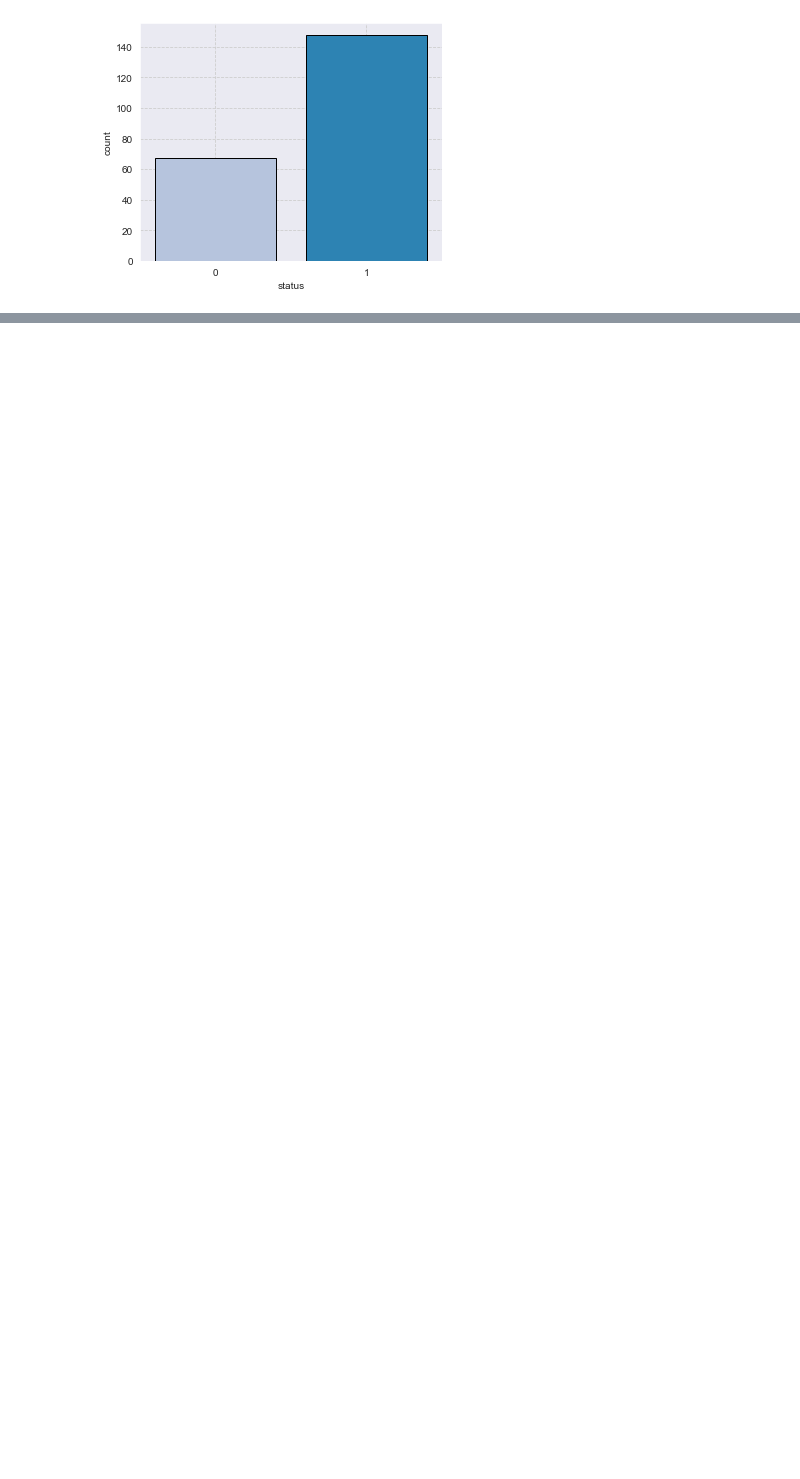
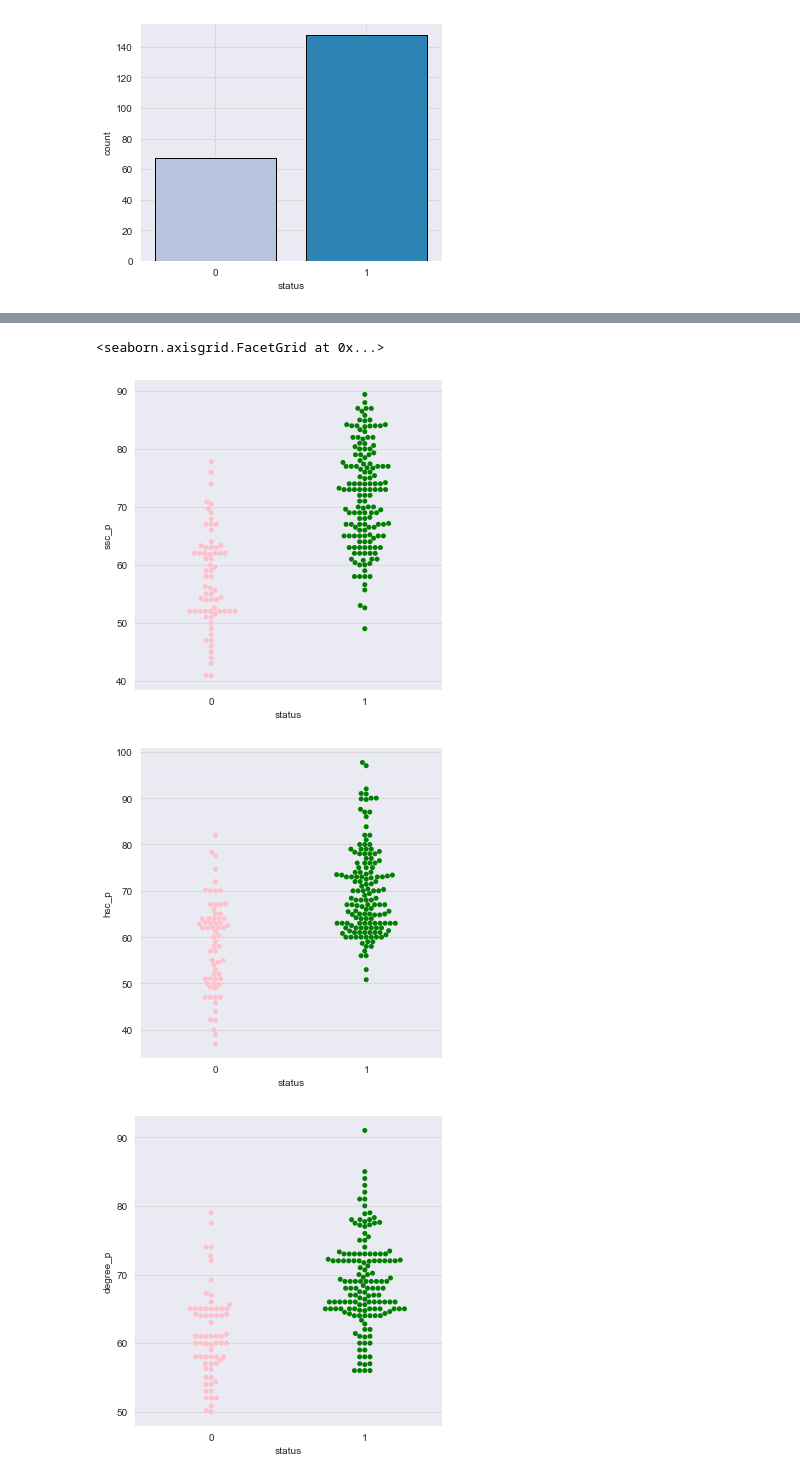
Before and after one commit to Andy666Fox/TINY_DS_PROJECTS, a Jupyter notebook: Placement_prediction/main_res.ipynb, the cells around one changed output, grey strips where cells are left out. Saved outputs shown, nothing was run; the diff lists cells and outputs as text; code cells hidden in the pictures; blank space fills up the shorter version.

```diff
--- a/Placement_prediction/main_res.ipynb
+++ b/Placement_prediction/main_res.ipynb
@@ -66,0 +105,11 @@ plt.show()
+# %%
+sns.catplot(x='status', y='ssc_p', data=df, kind='swarm', palette=['pink', 'green'])
+sns.catplot(x='status', y='hsc_p', data=df, kind='swarm', palette=['pink', 'green'])
+sns.catplot(x='status', y='degree_p', data=df, kind='swarm', palette=['pink', 'green'])
+sns.catplot(x='status', y='etest_p', data=df, kind='swarm', palette=['pink', 'green'])
+sns.catplot(x='status', y='mba_p', data=df, kind='swarm', palette=['pink', 'green'])
+# %% [output]
+<seaborn.axisgrid.FacetGrid at 0x...>
+[figure, added]
+[figure, added]
+[figure, added]
```
Also changed, not shown: parts of 5 cells of this notebook.
